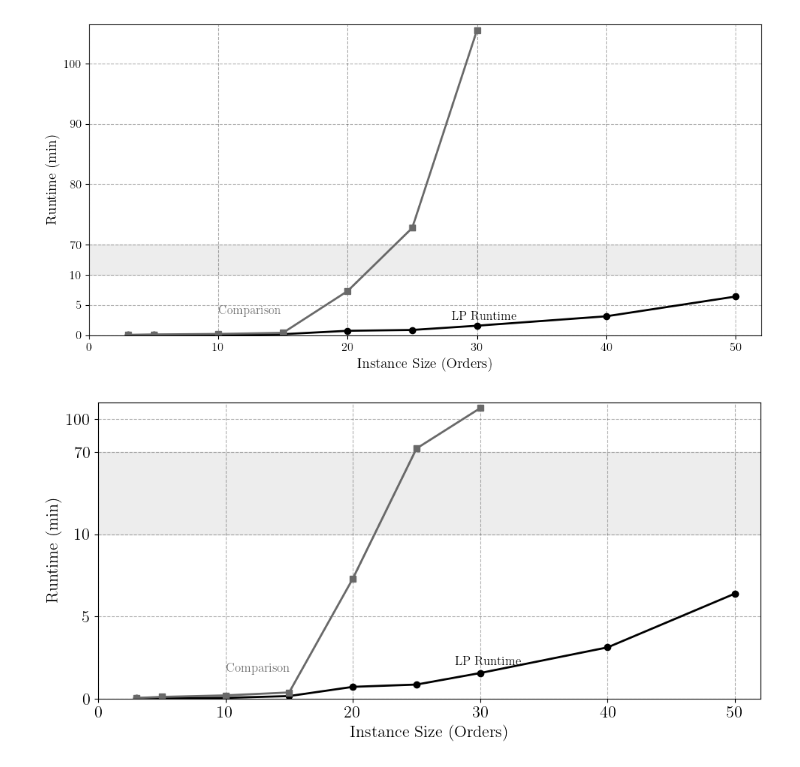
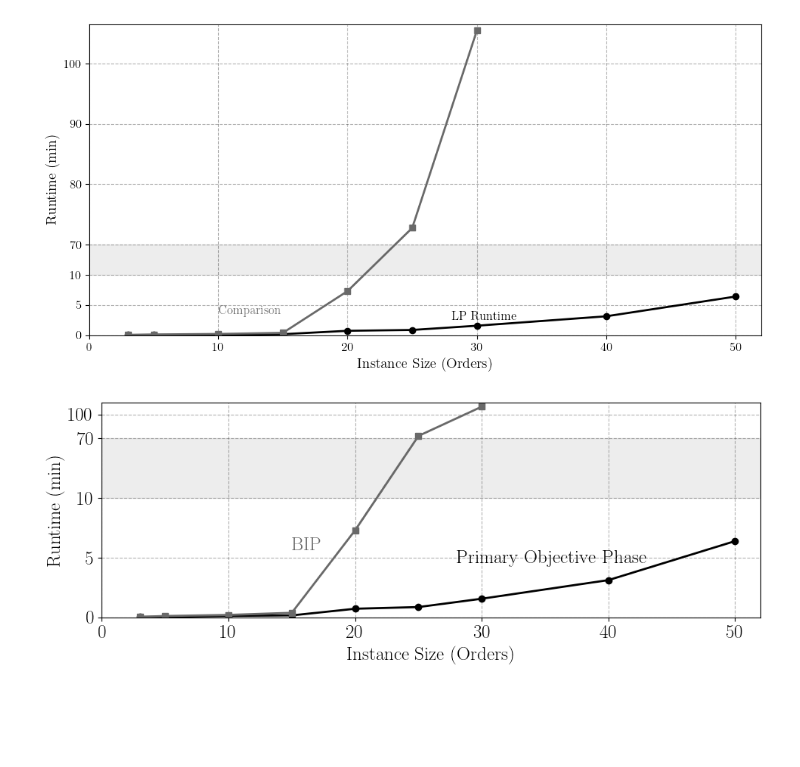
Before and after one commit to nklswlf/OptRail_Railroad_Construction, a Jupyter notebook: Data/Solutions/stuff.ipynb, the cells around one changed output. Drawn from its saved outputs; the diff is of its cells as text; code cells hidden in the pictures; blank space fills up the shorter version.

```diff
--- a/Data/Solutions/stuff.ipynb
+++ b/Data/Solutions/stuff.ipynb
@@ -151,10 +151,10 @@ from matplotlib import rcParams
 rcParams.update({
     "text.usetex": True,
     "font.family": "serif",
-    "font.size": 16,
-    "axes.labelsize": 16,
-    "xtick.labelsize": 16,
-    "ytick.labelsize": 16,
+    "font.size": 18,
+    "axes.labelsize": 18,
+    "xtick.labelsize": 18,
+    "ytick.labelsize": 18,
 })
 
 # ----------------------------
@@ -176,8 +176,9 @@ def y_transform(y_vals):
 # Daten
 # ----------------------------
 instances = [3, 5, 10, 15, 20, 25, 30, 40, 50]
-lp_runtime = [0.03, 0.04, 0.05, 0.16, 0.72, 0.86, 1.56, 3.12, 6.39]
+lp_runtime = [0.03, 0.04, 0.12, 0.16, 0.72, 0.86, 1.56, 3.12, 6.39]
 comp_runtime = [0.04, 0.11, 0.20, 0.38, 7.30, 72.76, 105.46, np.nan, np.nan]
+
 
 # Transformierte Y-Werte
 lp_trans = y_transform(lp_runtime)
@@ -186,7 +187,7 @@ comp_trans = y_transform(comp_runtime[:7])
 # ----------------------------
 # Plot erstellen
 # ----------------------------
-plt.figure(figsize=(10, 5))
+plt.figure(figsize=(10, 4))
 plt.grid(True, which="both", linestyle="--", color="black", alpha=0.3)
 
 # Achsenbeschriftung
@@ -206,34 +207,34 @@ plt.axhspan(10, 15, color="lightgrey", alpha=0.4, label="Break: 10–70")
 #plt.axhspan(15, 18, color="lightgrey", alpha=0.3, label="Break: 70–110")
 
 # ----------------------------
 # LP Runtime Linie
 # ----------------------------
 plt.plot(instances, lp_trans, color="black", marker="o", linestyle="-", linewidth=2,
          markersize=6, label="LP Runtime")
 
 # Comparison Runtime Linie (nur bis 30)
 plt.plot(instances[:7], comp_trans, color="dimgray", marker="s", linestyle="-", linewidth=2,
          markersize=6, label="Comparison")
 
 # Gestrichelte Verbindung zwischen Break-Punkten (7.30 → 72.76)
 x_start = instances[4]  # bei 7.30
 x_end = instances[5]    # bei 72.76
 y_start = comp_trans[4]
 y_end = comp_trans[5]
 plt.plot([x_start, x_end], [y_start, y_end],
          linestyle="--", linewidth=1.5, color="dimgray")
 
 # ----------------------------
 # Beschriftungen im Plot
 # ----------------------------
-plt.text(28, lp_trans[6]+0.5, "LP Runtime", fontsize=12, color="black")
-plt.text(10, comp_trans[3]+1.2, "Comparison", fontsize=12, color="dimgray")
+plt.text(28, lp_trans[6]+3.0, "Primary Objective Phase", fontsize=18, color="black")
+plt.text(15, comp_trans[4]-1.7, "BIP", fontsize=18, color="dimgray")
 
 # ----------------------------
 # Speichern & Anzeigen
 # ----------------------------
 plt.tight_layout()
-plt.savefig("runtime_comparison_with_double_break.pdf", bbox_inches="tight")
+plt.savefig("runtime_comparison_bip_primary_phase.pdf", bbox_inches="tight")
 plt.show()
 # %% [output]
-[figure, old version]
+[figure, new version]
```
Also changed, not shown: parts of 1 cell of this notebook.
